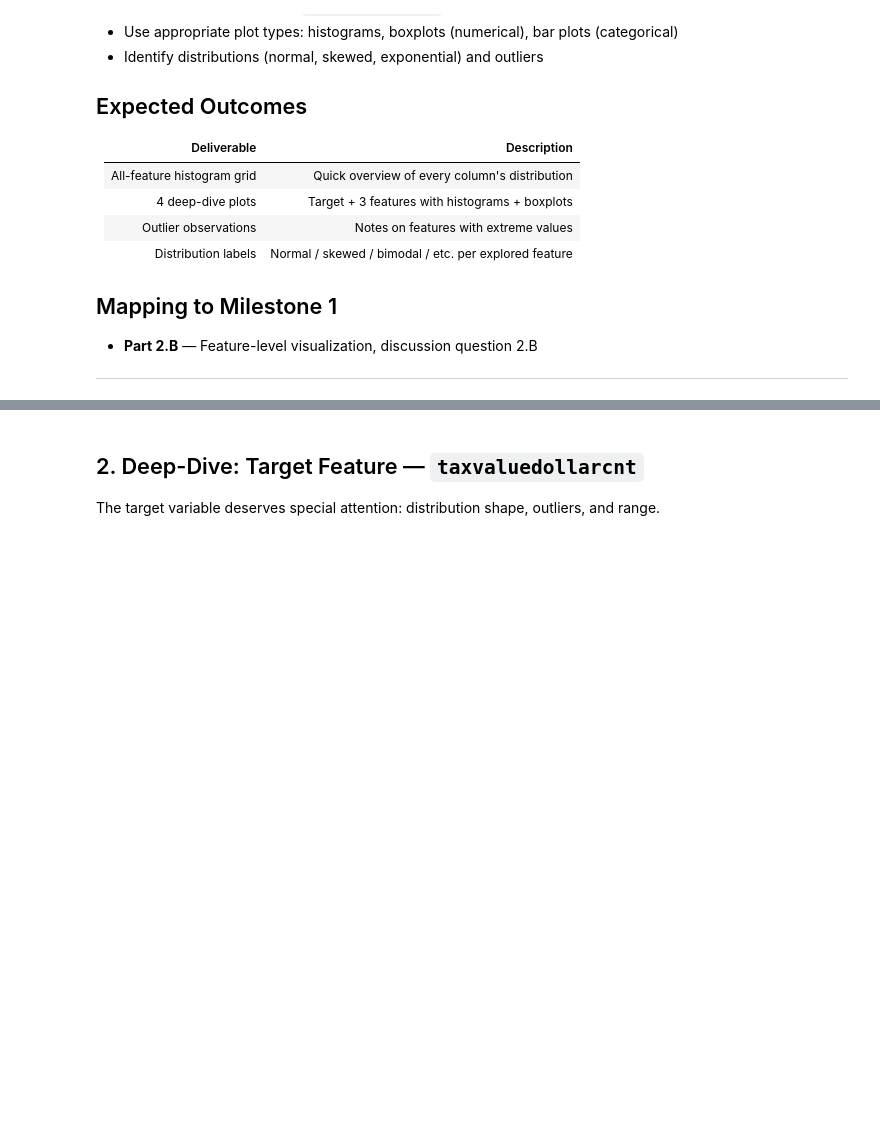
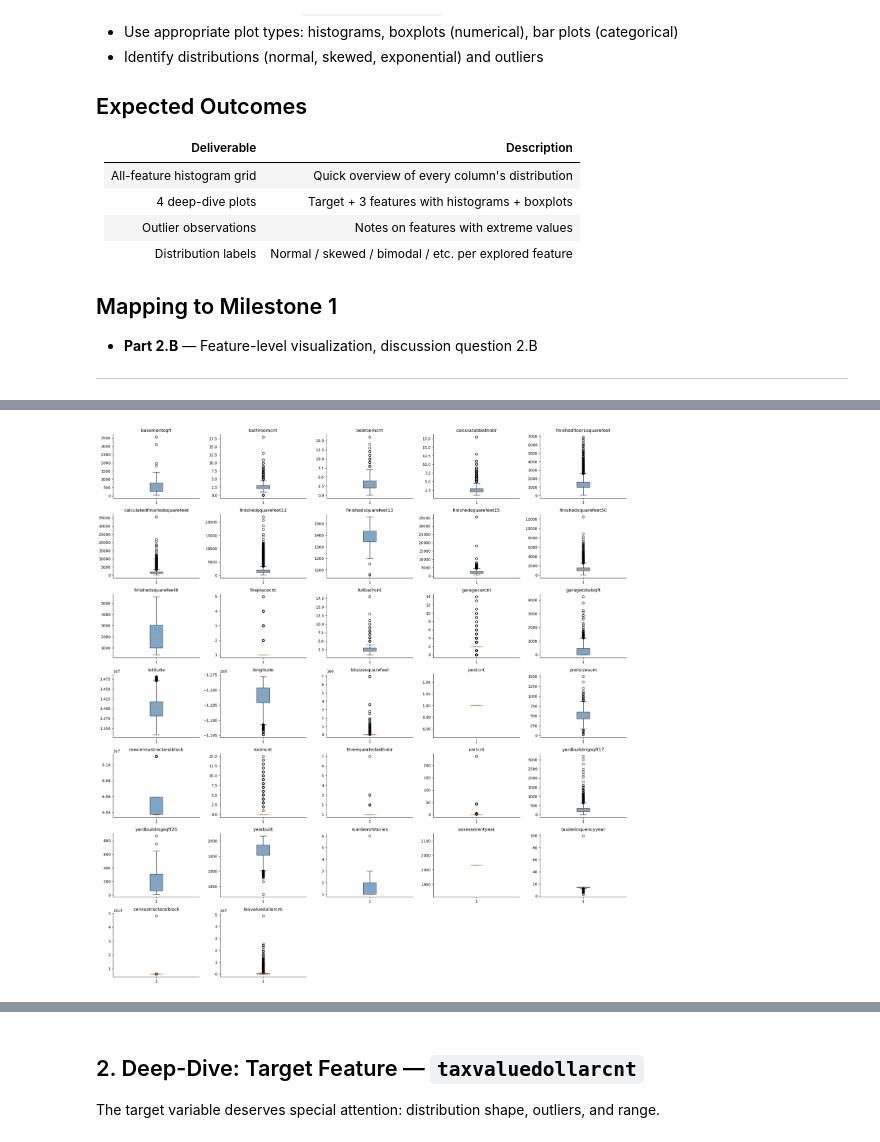
Before and after one commit to kumargaurav-bu-edu/bu_shared_projects, a Jupyter notebook: 02_eda_feature_visualization.ipynb, the cells around one changed output, grey strips where cells are left out. Saved outputs shown, nothing was run; the diff lists cells and outputs as text; code cells hidden in the pictures; blank space fills up the shorter version.

```diff
--- a/02_eda_feature_visualization.ipynb
+++ b/02_eda_feature_visualization.ipynb
@@ -48,0 +76,24 @@ plt.show()
+# %%
+# Boxplots:
+n = len(numerical)
+cols = 5
+rows = -(-n // cols)  # ceiling division
+
+fig, axes = plt.subplots(rows, cols, figsize=(cols * 4, rows * 3))
+axes = axes.flatten()
+
+for i, col in enumerate(numerical):
+    axes[i].boxplot(df[col].dropna(), patch_artist=True,
+                    boxprops=dict(facecolor='steelblue', alpha=0.7))
+    axes[i].set_title(col)
+    axes[i].spines['top'].set_visible(False)
+    axes[i].spines['right'].set_visible(False)
+
+# Hide any unused subplots
+for j in range(i + 1, len(axes)):
+    axes[j].set_visible(False)
+
+fig.tight_layout()
+plt.show()
+# %% [output]
+[figure, added]
```
Also changed, not shown: parts of 21 cells of this notebook.
